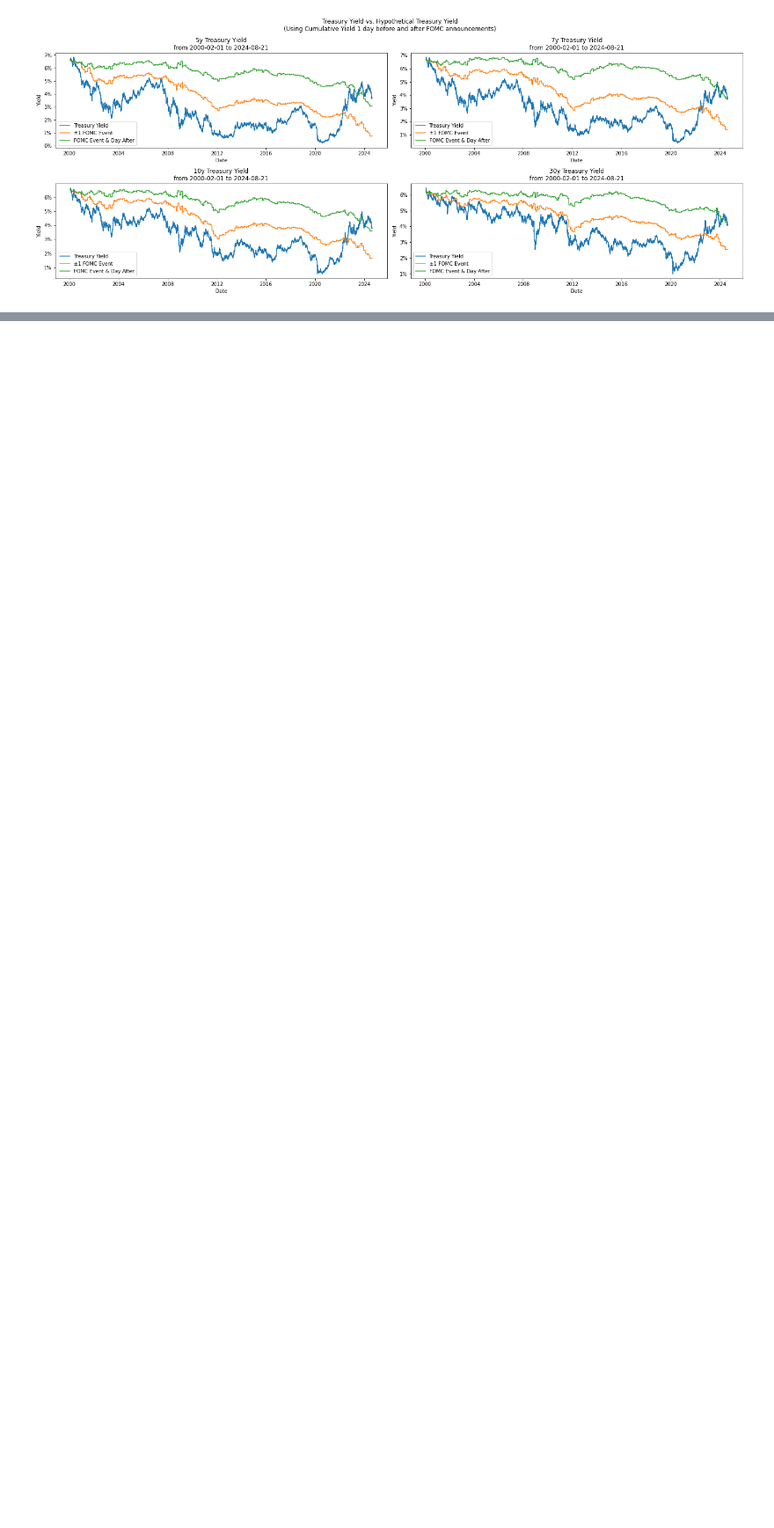
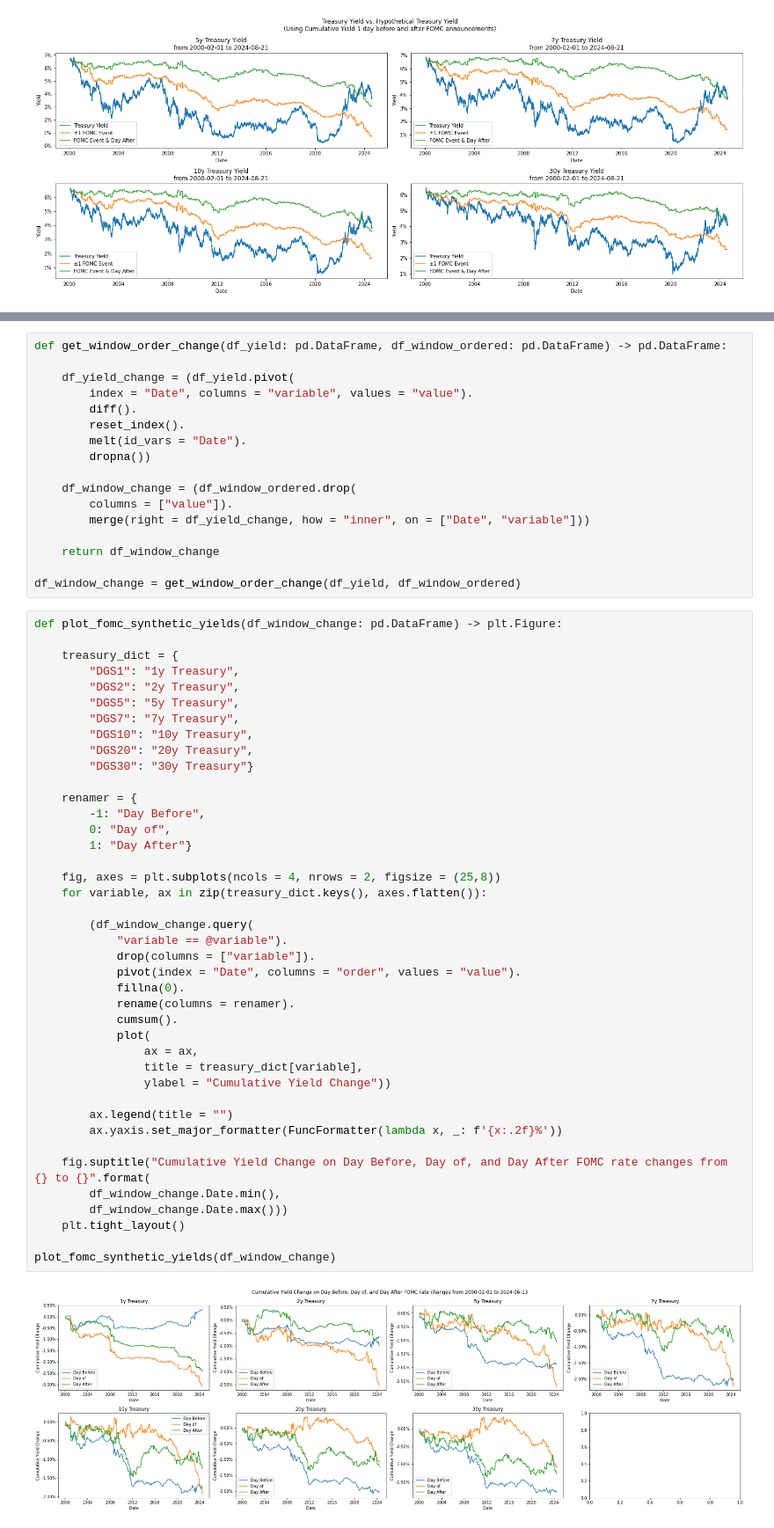
Before and after one commit to diegodalvarez/FOMCDrift, a Jupyter notebook: root/FOMCTreasuryYields.ipynb, the cells around one changed output, grey strips where cells are left out. Shown at 88% size. Cells and saved outputs as stored; diff of their text form; blank space fills up the shorter version.

```diff
--- a/root/FOMCTreasuryYields.ipynb
+++ b/root/FOMCTreasuryYields.ipynb
@@ -146,0 +182,60 @@ plot_hypothetical_yield(df_hypothetical_yield)
+# %%
+def get_window_order_change(df_yield: pd.DataFrame, df_window_ordered: pd.DataFrame) -> pd.DataFrame:
+
+    df_yield_change = (df_yield.pivot(
+        index = "Date", columns = "variable", values = "value").
+        diff().
+        reset_index().
+        melt(id_vars = "Date").
+        dropna())
+
+    df_window_change = (df_window_ordered.drop(
+        columns = ["value"]).
+        merge(right = df_yield_change, how = "inner", on = ["Date", "variable"]))
+
+    return df_window_change
+
+df_window_change = get_window_order_change(df_yield, df_window_ordered)
+# %%
+def plot_fomc_synthetic_yields(df_window_change: pd.DataFrame) -> plt.Figure:
+
+    treasury_dict = {
+        "DGS1": "1y Treasury",
+        "DGS2": "2y Treasury",
+        "DGS5": "5y Treasury",
+        "DGS7": "7y Treasury",
+        "DGS10": "10y Treasury",
+        "DGS20": "20y Treasury",
+        "DGS30": "30y Treasury"}
+
+    renamer = {
+        -1: "Day Before",
+        0: "Day of",
+        1: "Day After"}
+
+    fig, axes = plt.subplots(ncols = 4, nrows = 2, figsize = (25,8))
+    for variable, ax in zip(treasury_dict.keys(), axes.flatten()):
+
+        (df_window_change.query(
+            "variable == @variable").
+            drop(columns = ["variable"]).
+            pivot(index = "Date", columns = "order", values = "value").
+            fillna(0).
+            rename(columns = renamer).
+            cumsum().
+            plot(
+                ax = ax,
+                title = treasury_dict[variable],
+                ylabel = "Cumulative Yield Change"))
+
+        ax.legend(title = "")
+        ax.yaxis.set_major_formatter(FuncFormatter(lambda x, _: f'{x:.2f}%'))
+
+    fig.suptitle("Cumulative Yield Change on Day Before, Day of, and Day After FOMC rate changes from {} to {}".format(
+        df_window_change.Date.min(),
+        df_window_change.Date.max()))
+    plt.tight_layout()
+
+plot_fomc_synthetic_yields(df_window_change)
+# %% [output]
+[figure, added]
```
Also changed, not shown: parts of 6 cells of this notebook, 1 other file.
